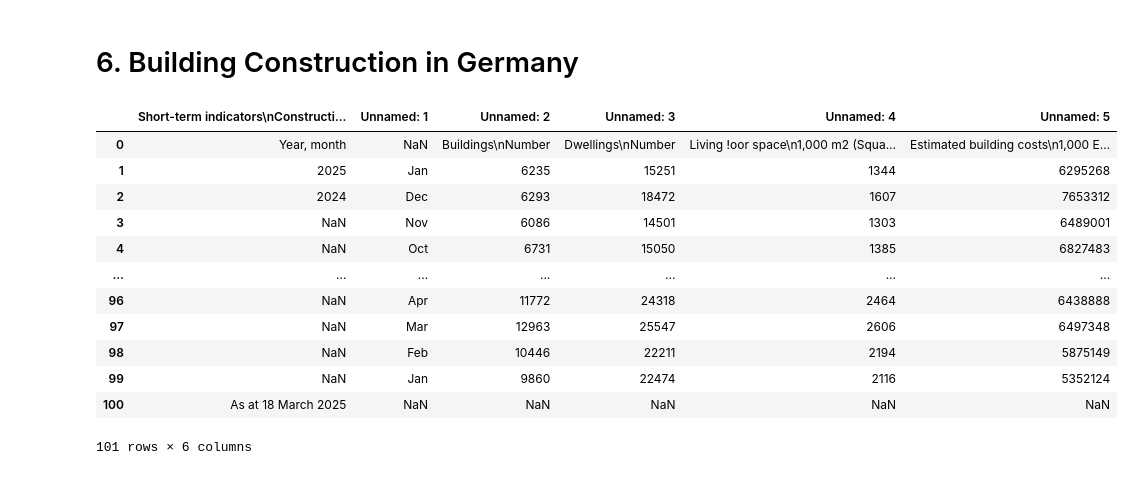
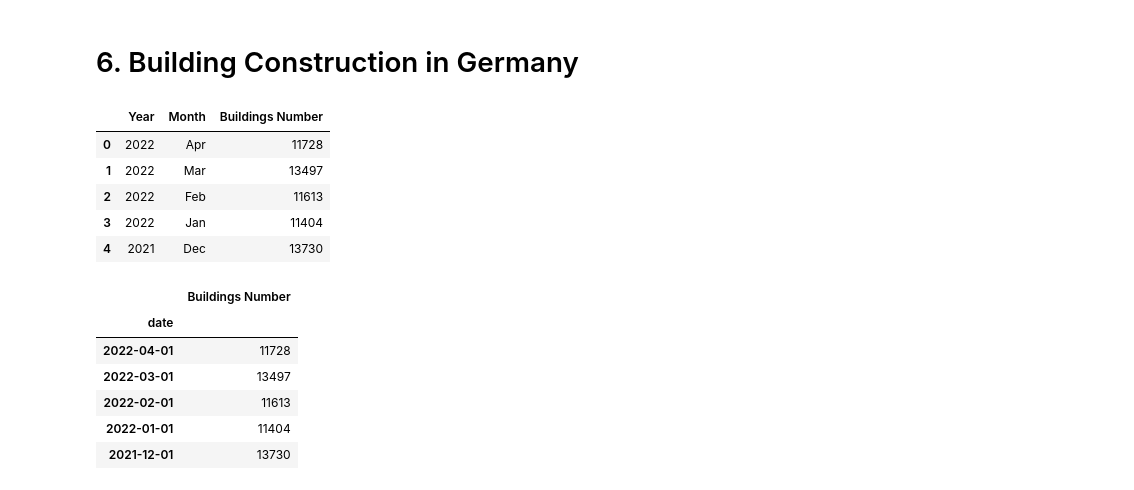
Before and after one commit to MGN19/Siemens-forecast, a Jupyter notebook: Transform External Data.ipynb, the cells around one changed output. Cells and saved outputs as stored; diff of their text form; code cells hidden in the pictures.

```diff
--- a/Transform External Data.ipynb
+++ b/Transform External Data.ipynb
@@ -296,21 +296,14 @@ fossil = energy[energy["Variable"] == "Fossil"].pivot(index="Date", columns="Are
 # %% [markdown]
 # 6. Building Construction in Germany
 # %%
-building = pd.read_excel('extra data/Statistisches%20Bundesamt%20-%20German%20Federal%20Statistical%20Office.xlsx')
+building = pd.read_excel('extra data/building.xlsx')
 # %%
-building
+building.head()
 # %% [output]
-|  | Short-term indicators\nConstructi... | Unnamed: 1 | Unnamed: 2 | Unnamed: 3 | Unnamed: 4 | Unnamed: 5 |
-| 0 | Year, month | NaN | Buildings\nNumber | Dwellings\nNumber | Living !oor space\n1,000 m2 (Squa... | Estimated building costs\n1,000 E... |
-| 1 | 2025 | Jan | 6235 | 15251 | 1344 | 6295268 |
-| 2 | 2024 | Dec | 6293 | 18472 | 1607 | 7653312 |
-| 3 | NaN | Nov | 6086 | 14501 | 1303 | 6489001 |
-| 4 | NaN | Oct | 6731 | 15050 | 1385 | 6827483 |
-| ... | ... | ... | ... | ... | ... | ... |
-| 96 | NaN | Apr | 11772 | 24318 | 2464 | 6438888 |
-| 97 | NaN | Mar | 12963 | 25547 | 2606 | 6497348 |
-| 98 | NaN | Feb | 10446 | 22211 | 2194 | 5875149 |
-| 99 | NaN | Jan | 9860 | 22474 | 2116 | 5352124 |
-| 100 | As at 18 March 2025 | NaN | NaN | NaN | NaN | NaN |
+|  | Year | Month | Buildings Number |
+| 0 | 2022 | Apr | 11728 |
+| 1 | 2022 | Mar | 13497 |
+| 2 | 2022 | Feb | 11613 |
+| 3 | 2022 | Jan | 11404 |
+| 4 | 2021 | Dec | 13730 |
-101 rows × 6 columns
 # %%
@@ -328,0 +315,10 @@ df_construction = df_construction.loc[:, ['Buildings (Number)']]
+# %%
+building.head()
+# %% [output]
+|  | Buildings Number |
+| date |  |
+| 2022-04-01 | 11728 |
+| 2022-03-01 | 13497 |
+| 2022-02-01 | 11613 |
+| 2022-01-01 | 11404 |
+| 2021-12-01 | 13730 |
```
Also changed, not shown: parts of 2 cells of this notebook, 6 other files.
